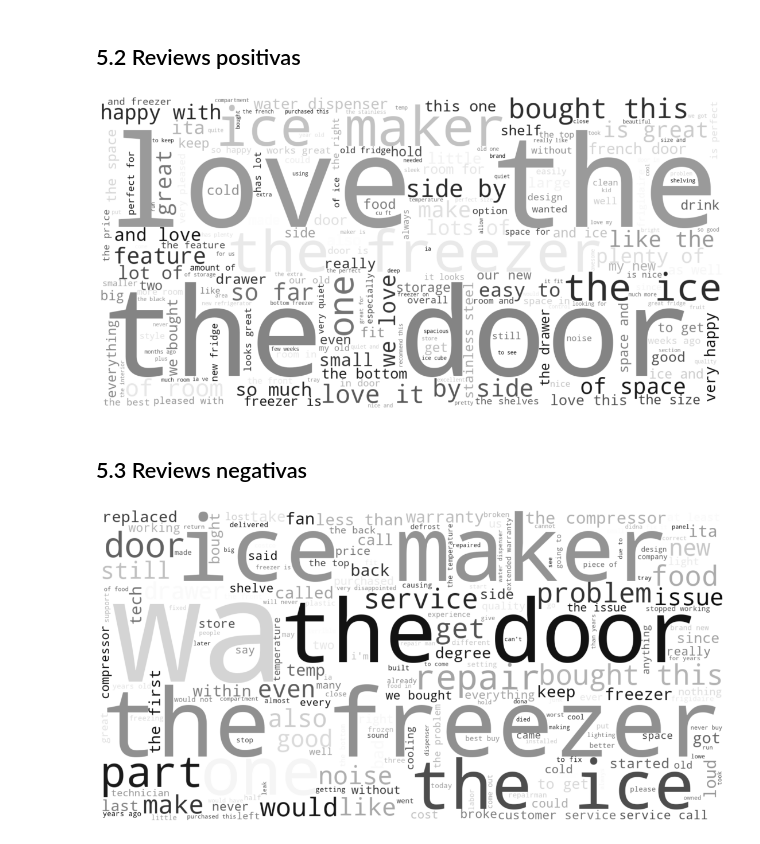
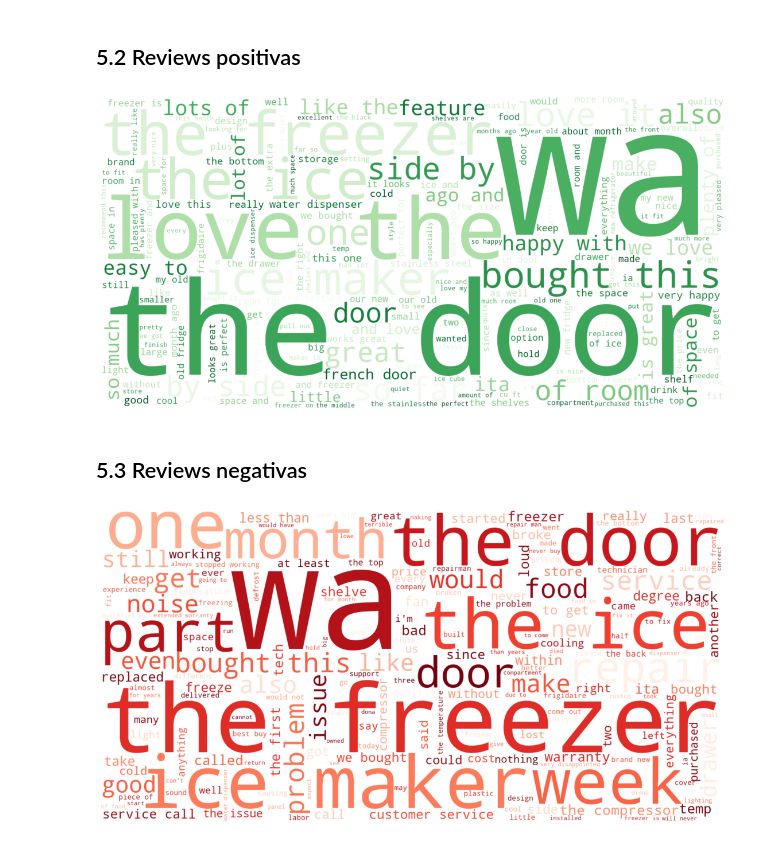
Before and after one commit to kenzosakiyama/extracao_de_aspectos, a Jupyter notebook: notebooks/analise_textual.ipynb, the cells around one changed output. Saved outputs shown, nothing was run; the diff lists cells and outputs as text; code cells hidden in the pictures.

```diff
--- a/notebooks/analise_textual.ipynb
+++ b/notebooks/analise_textual.ipynb
@@ -79,12 +79,12 @@ with open("../data/ignore_words.json", "r") as f:
 # %% [markdown]
 ## 5.2 Reviews positivas
 # %%
-build_wordcloud(raw_text_p, additional_stop_words=ignore)
+build_wordcloud(raw_text_p, additional_stop_words=ignore, color_map="Greens")
 # %% [output]
-[figure, old version]
+[figure, new version]
 # %% [markdown]
 ## 5.3 Reviews negativas
 # %%
-build_wordcloud(raw_text_n, additional_stop_words=ignore)
+build_wordcloud(raw_text_n, additional_stop_words=ignore, color_map="Reds")
 # %% [output]
-[figure, old version]
+[figure, new version]
```
Also changed, not shown: parts of 2 cells of this notebook, 3 other files.
